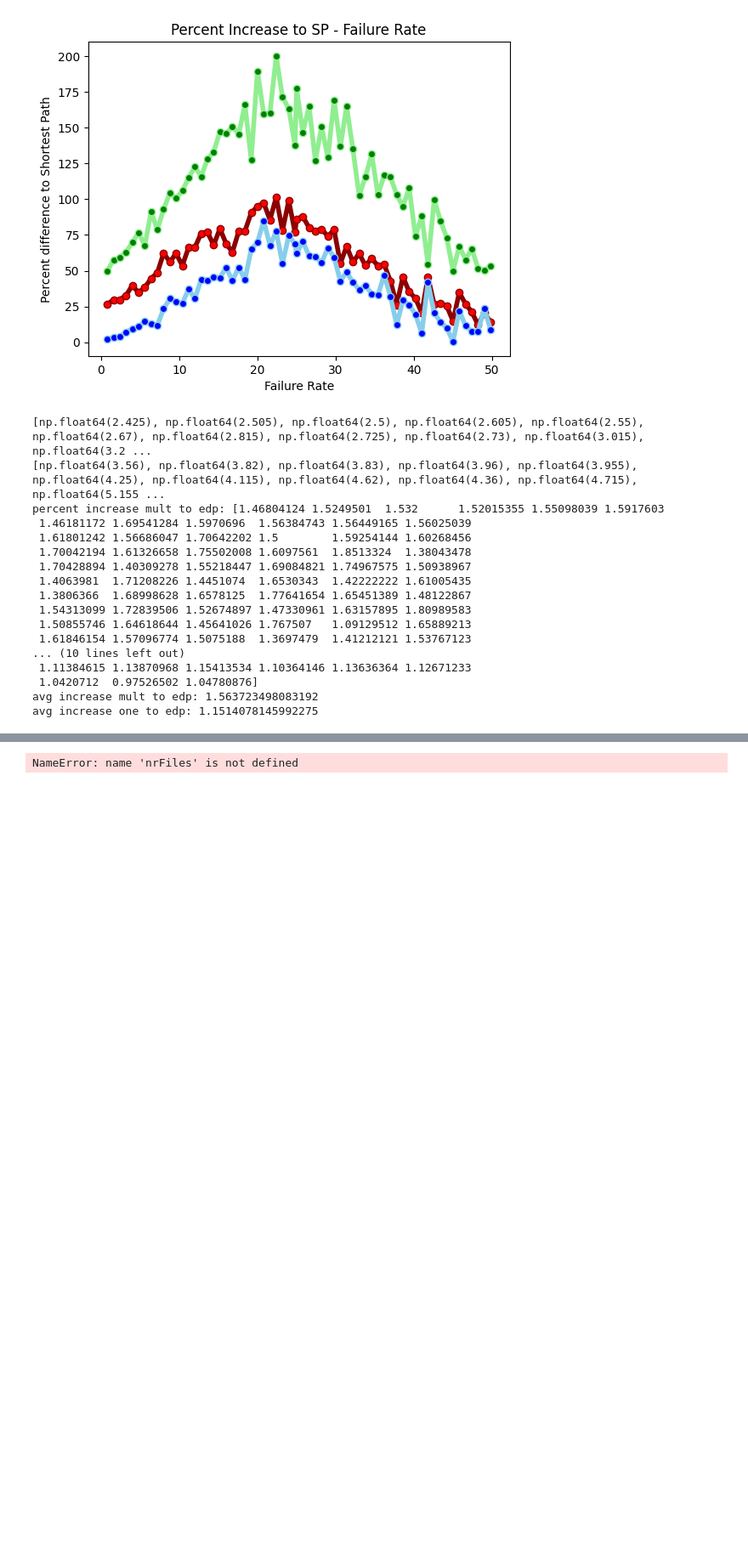
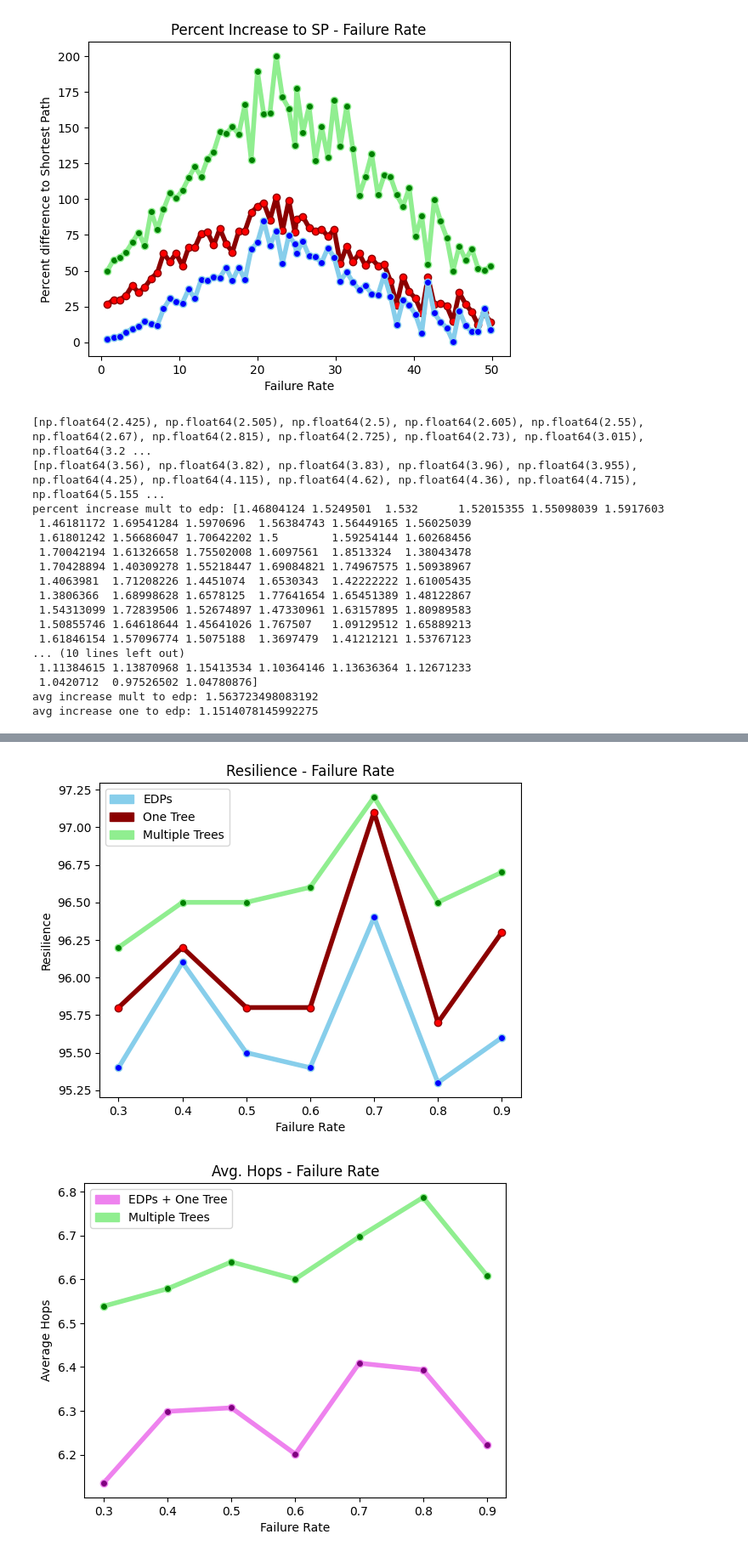
Before and after one commit to AmmarGamous/ba-gamous-disjoint, a Jupyter notebook: schritt1_reproduktion/evaluation/notebooks/resilience/plots_synthetic.ipynb, the cells around one changed output, grey strips where cells are left out. Shown at 85% size. Saved outputs shown, nothing was run; the diff lists cells and outputs as text; code cells hidden in the pictures; blank space fills up the shorter version.

```diff
--- a/schritt1_reproduktion/evaluation/notebooks/resilience/plots_synthetic.ipynb
+++ b/schritt1_reproduktion/evaluation/notebooks/resilience/plots_synthetic.ipynb
@@ -522,19 +545,20 @@ NameError: name 'nrFiles' is not defined
 # %%
-path_base = '../../output/Paper_CSVs/n100-random/'
+path_base = '../../output/Paper_CSVs/n100-random_/'
 pStr = "0.02"
 nStr = "100"
 files = ['trees-p' + pStr + '-n' + nStr + '-f0.3.csv',
          'trees-p' + pStr + '-n' + nStr + '-f0.4.csv',
          'trees-p' + pStr + '-n' + nStr + '-f0.5.csv',
          'trees-p' + pStr + '-n' + nStr + '-f0.6.csv',
          'trees-p' + pStr + '-n' + nStr + '-f0.7.csv',
          'trees-p' + pStr + '-n' + nStr + '-f0.8.csv',
          'trees-p' + pStr + '-n' + nStr + '-f0.9.csv',
         ]
 
 for i in range(nrFiles):
     allInOne(path_base + files[i], i, rPaths, rOne, rMult, avgHopsPaths, avgHopsOne, avgHopsMult, avgHopsSP, printRes=False)
 
-plotEval(rPaths, rOne, rMult, avgHopsPaths, avgHopsOne, avgHopsMult, avgHopsSP)
+plotEval(xVals, rPaths, rOne, rMult, avgHopsPaths, avgHopsOne, avgHopsMult, avgHopsSP)
 # %% [output]
-NameError: name 'nrFiles' is not defined
+[figure, added]
+[figure, added]
```
Also changed, not shown: parts of 8 cells of this notebook, 5 other files.
